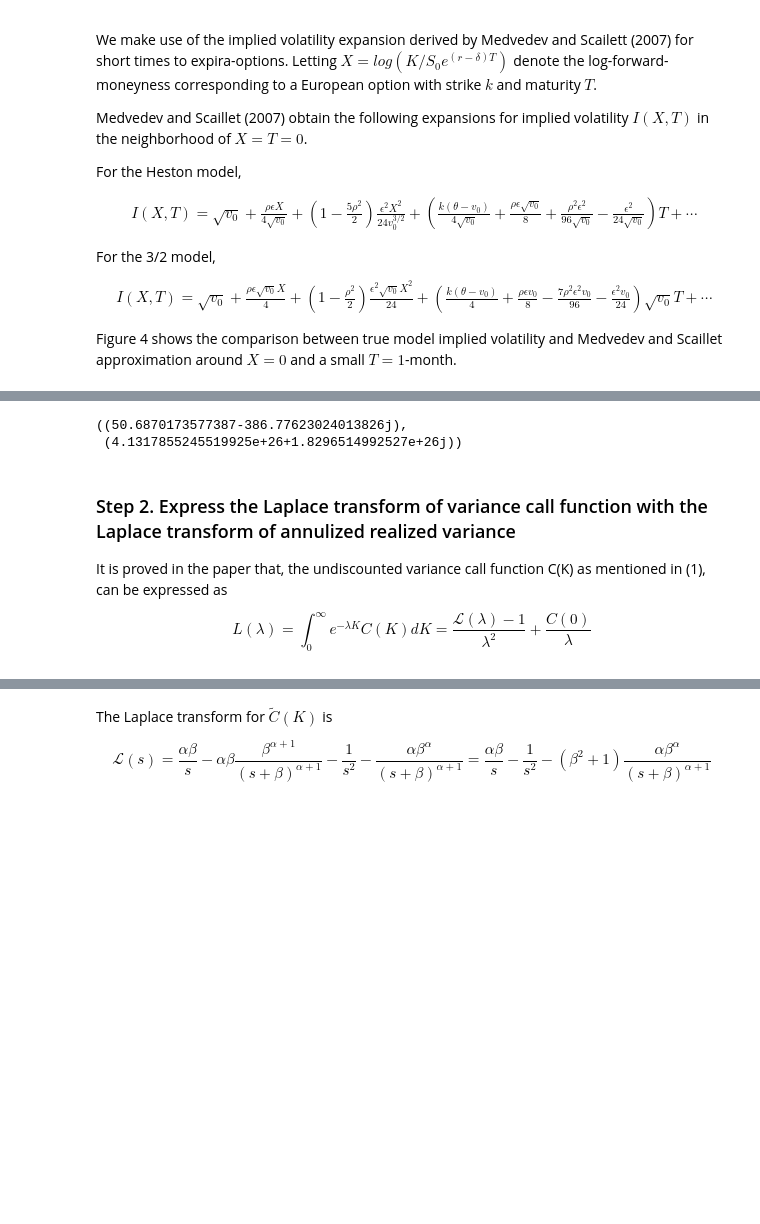
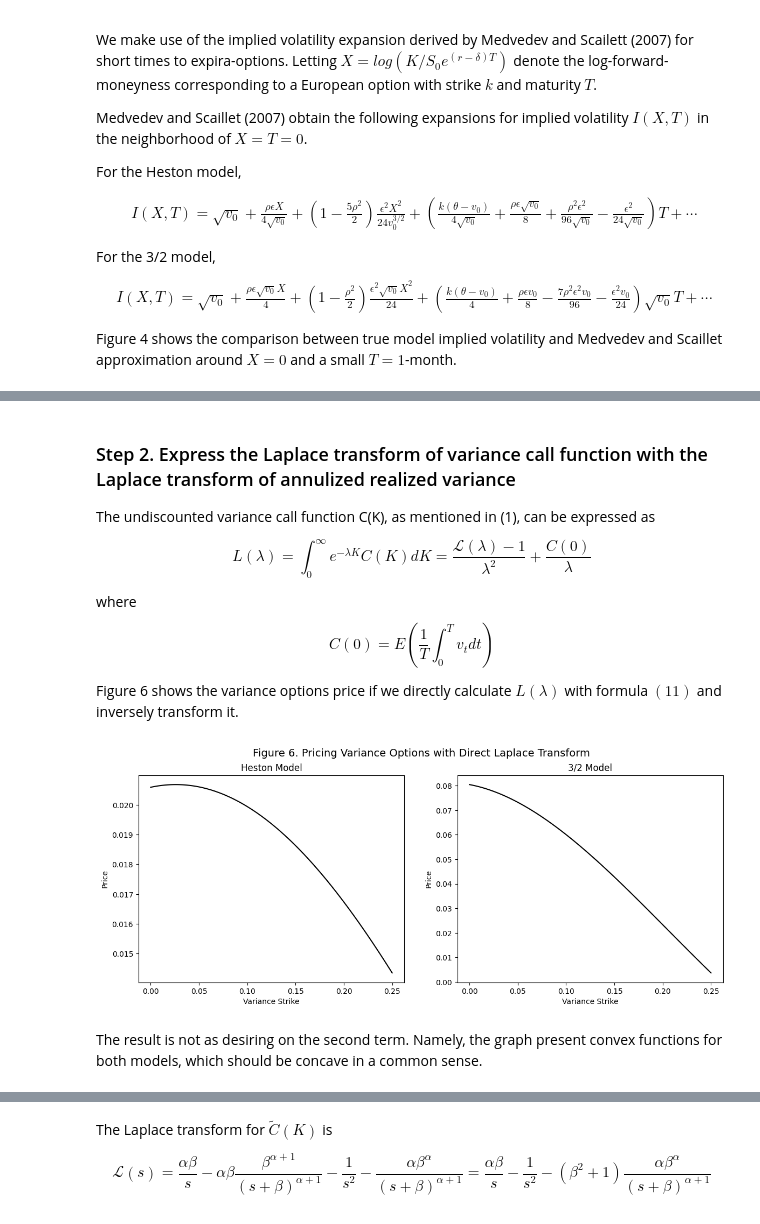
Before and after one commit to wangyutengsam2001/PHBS_ASP_2023-1, a Jupyter notebook: Project/pre0419/pre0419.ipynb, the cells around one changed output, grey strips where cells are left out. Cells and saved outputs as stored; diff of their text form; code cells hidden in the pictures; blank space fills up the shorter version.

```diff
--- a/Project/pre0419/pre0419.ipynb
+++ b/Project/pre0419/pre0419.ipynb
@@ -183,15 +192,38 @@ For numerical calculation, we have the function `L_C0_heston` and `L_C0_32` to h
-# %%
-λ = complex(1, 1)
-wang.L_C0_heston(v_heston, λ, texp), wang.L_C0_32(v_32, λ, texp)
-# %% [output]
-((50.6870173577387-386.77623024013826j),
- (4.1317855245519925e+26+1.8296514992527e+26j))
 # %% [markdown]
 ### Step 2. Express the Laplace transform of variance call function with the Laplace transform of annulized realized variance
 
-It is proved in the paper that, the undiscounted variance call function C(K) as mentioned in (1), can be expressed as
+The undiscounted variance call function C(K), as mentioned in (1), can be expressed as
 
 $$L(\lambda) = \int_{0}^{\infty} e^{-\lambda K} C(K)dK = \frac{\mathcal{L}(\lambda)-1}{\lambda^2} + \frac{C(0)}{\lambda} \tag{11}$$
+
+where $$C(0) = E(\frac{1}{T} \int_{0}^{T}v_t dt)$$
+
+Figure 6 shows the variance options price if we directly calculate $L(\lambda)$ with formula $(11)$ and inversely transform it.
+# %%
+# strike and maturity
+var_strikes = np.linspace(0, .25, 25)
+texp = 0.5
+
+# set up heston model and 3/2 model
+c_heston = class_def.cbarheston(texp, k_H, v0_H, θ_H)
+v_heston = class_def.variance_heston(v0_H, k_H, θ_H, ε_H, ρ_H)
+c_32 = class_def.cbar32(texp, k_32, v0_32, θ_32, ε_32)
+v_32 = class_def.variance_32(v0_32, k_32, θ_32, ε_32, ρ_32)
+
+# parameters for GQ-FFT
+params = transform.parameters_inv(times = 4)
+
+# Pricing with Direct Laplace Transform
+g_hat_heston = lambda x: transform.upper_l(x, c_heston.c0(), v_heston, texp)
+price_heston = [transform.inv_lap(x, params, g_hat_heston) for x in var_strikes]
+g_hat_32 = lambda x: transform.direct_Lk(x, c_32.c0(), '3/2', v_32, texp)
+price_32= [transform.inv_lap(x, params, g_hat_32) for x in var_strikes]
+# %%
+plot.plot_figure6(var_strikes, price_heston, price_32)
+# %% [output]
+[figure, added]
+# %% [markdown]
+The result is not as desiring on the second term. Namely, the graph present convex functions for both models, which should be concave in a common sense.
 # %% [markdown]
 ### Step 3. Apply control variate
 
```
Also changed, not shown: parts of 31 cells of this notebook, 39 other files.
